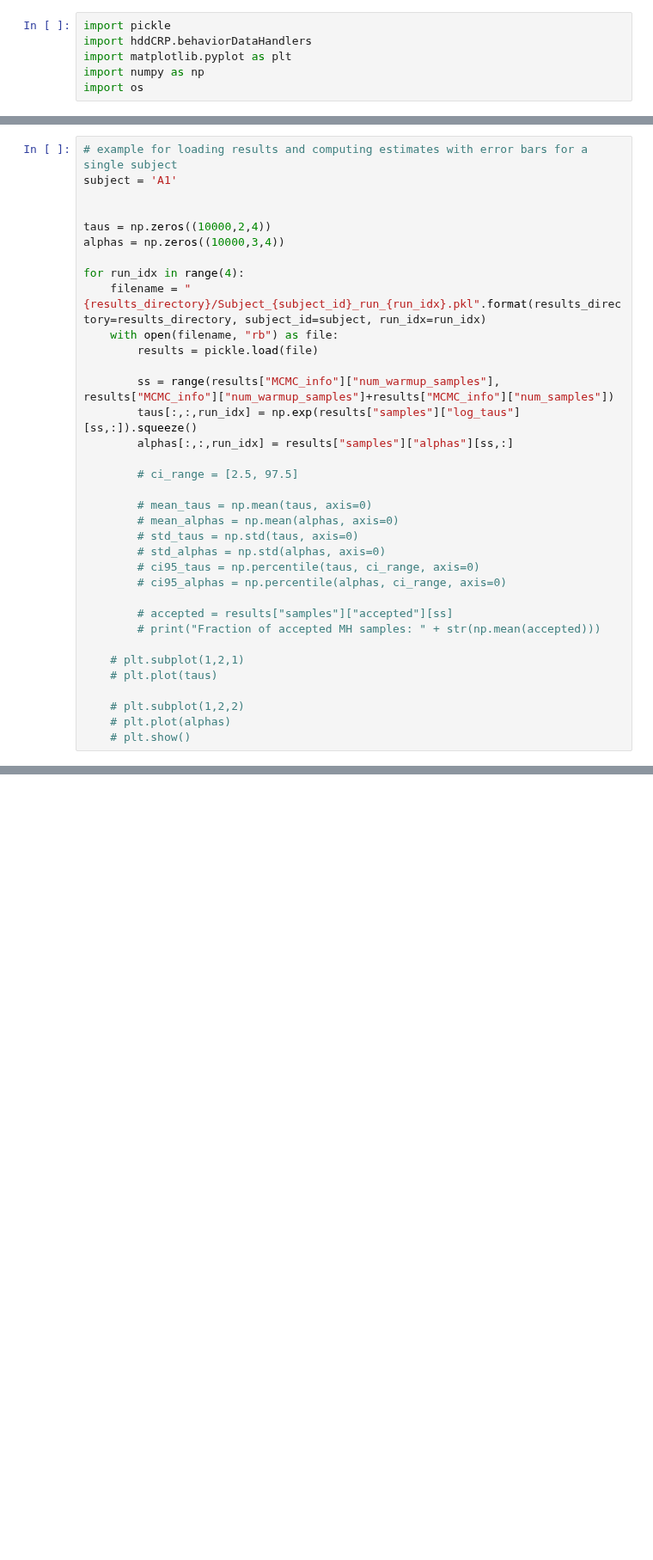
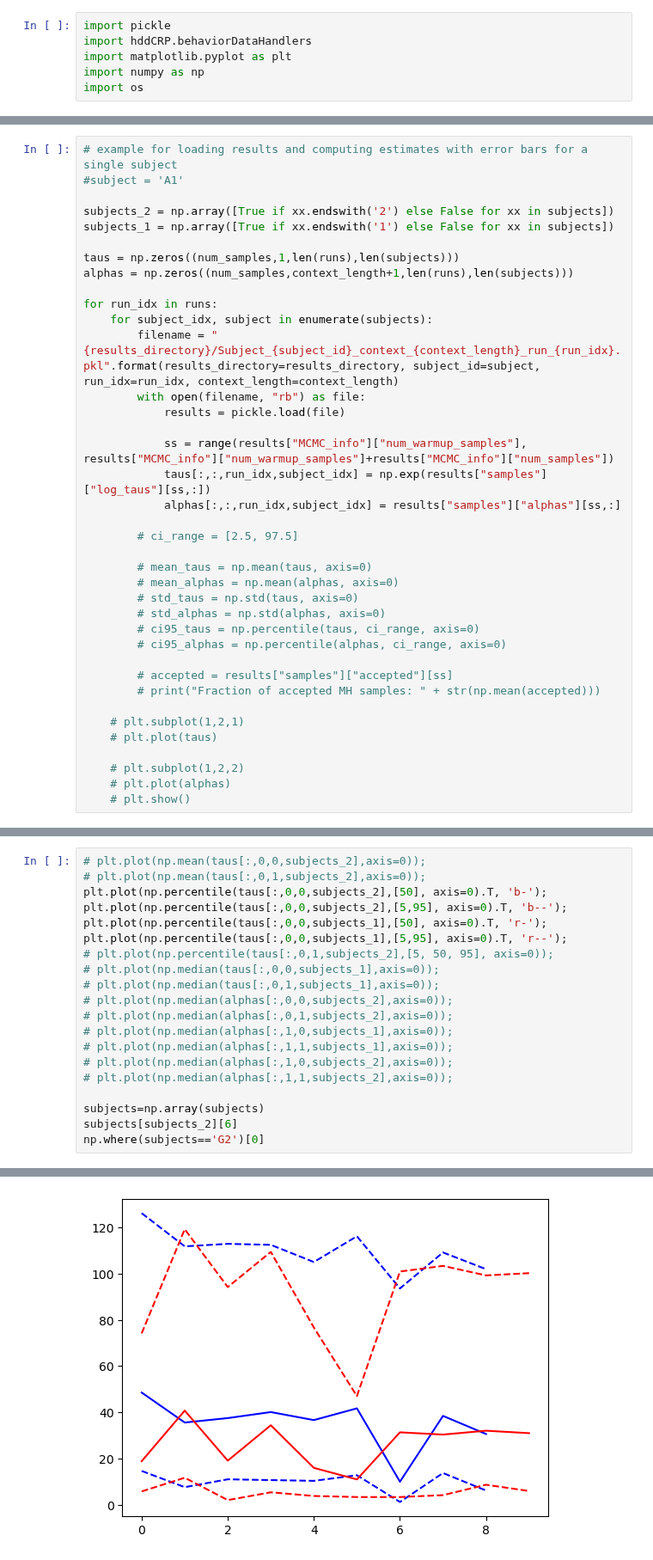
Before and after one commit to latimerk/hddCRP, a Jupyter notebook: model_rats.ipynb, the cells around one changed output, grey strips where cells are left out. Shown at 86% size. Saved outputs shown, nothing was run; the diff lists cells and outputs as text; blank space fills up the shorter version.

```diff
--- a/model_rats.ipynb
+++ b/model_rats.ipynb
@@ -102,19 +104,22 @@ Sample 9900 / 10000
 # %%
 # example for loading results and computing estimates with error bars for a single subject
-subject = 'A1'
+#subject = 'A1'
 
+subjects_2 = np.array([True if xx.endswith('2') else False for xx in subjects])
+subjects_1 = np.array([True if xx.endswith('1') else False for xx in subjects])
 
-taus = np.zeros((10000,2,4))
-alphas = np.zeros((10000,3,4))
+taus = np.zeros((num_samples,1,len(runs),len(subjects)))
+alphas = np.zeros((num_samples,context_length+1,len(runs),len(subjects)))
 
-for run_idx in range(4):
-    filename = "{results_directory}/Subject_{subject_id}_run_{run_idx}.pkl".format(results_directory=results_directory, subject_id=subject, run_idx=run_idx)
-    with open(filename, "rb") as file:
-        results = pickle.load(file)
+for run_idx in runs:
+    for subject_idx, subject in enumerate(subjects):
+        filename = "{results_directory}/Subject_{subject_id}_context_{context_length}_run_{run_idx}.pkl".format(results_directory=results_directory, subject_id=subject, run_idx=run_idx, context_length=context_length)
+        with open(filename, "rb") as file:
+            results = pickle.load(file)
 
-        ss = range(results["MCMC_info"]["num_warmup_samples"], results["MCMC_info"]["num_warmup_samples"]+results["MCMC_info"]["num_samples"])
-        taus[:,:,run_idx] = np.exp(results["samples"]["log_taus"][ss,:]).squeeze()
-        alphas[:,:,run_idx] = results["samples"]["alphas"][ss,:]
+            ss = range(results["MCMC_info"]["num_warmup_samples"], results["MCMC_info"]["num_warmup_samples"]+results["MCMC_info"]["num_samples"])
+            taus[:,:,run_idx,subject_idx] = np.exp(results["samples"]["log_taus"][ss,:])
+            alphas[:,:,run_idx,subject_idx] = results["samples"]["alphas"][ss,:]
 
         # ci_range = [2.5, 97.5]
 
@@ -182,0 +142,21 @@ context_length
+# %%
+# plt.plot(np.mean(taus[:,0,0,subjects_2],axis=0));
+# plt.plot(np.mean(taus[:,0,1,subjects_2],axis=0));
+plt.plot(np.percentile(taus[:,0,0,subjects_2],[50], axis=0).T, 'b-');
+plt.plot(np.percentile(taus[:,0,0,subjects_2],[5,95], axis=0).T, 'b--');
+plt.plot(np.percentile(taus[:,0,0,subjects_1],[50], axis=0).T, 'r-');
+plt.plot(np.percentile(taus[:,0,0,subjects_1],[5,95], axis=0).T, 'r--');
+# plt.plot(np.percentile(taus[:,0,1,subjects_2],[5, 50, 95], axis=0));
+# plt.plot(np.median(taus[:,0,0,subjects_1],axis=0));
+# plt.plot(np.median(taus[:,0,1,subjects_1],axis=0));
+# plt.plot(np.median(alphas[:,0,0,subjects_2],axis=0));
+# plt.plot(np.median(alphas[:,0,1,subjects_2],axis=0));
+# plt.plot(np.median(alphas[:,1,0,subjects_1],axis=0));
+# plt.plot(np.median(alphas[:,1,1,subjects_1],axis=0));
+# plt.plot(np.median(alphas[:,1,0,subjects_2],axis=0));
+# plt.plot(np.median(alphas[:,1,1,subjects_2],axis=0));
+
+subjects=np.array(subjects)
+subjects[subjects_2][6]
+np.where(subjects=='G2')[0]
+# %% [output]
@@ -182,0 +164 @@ context_length
+[figure, added]
```
Also changed, not shown: parts of 8 cells of this notebook, 2 other files.
